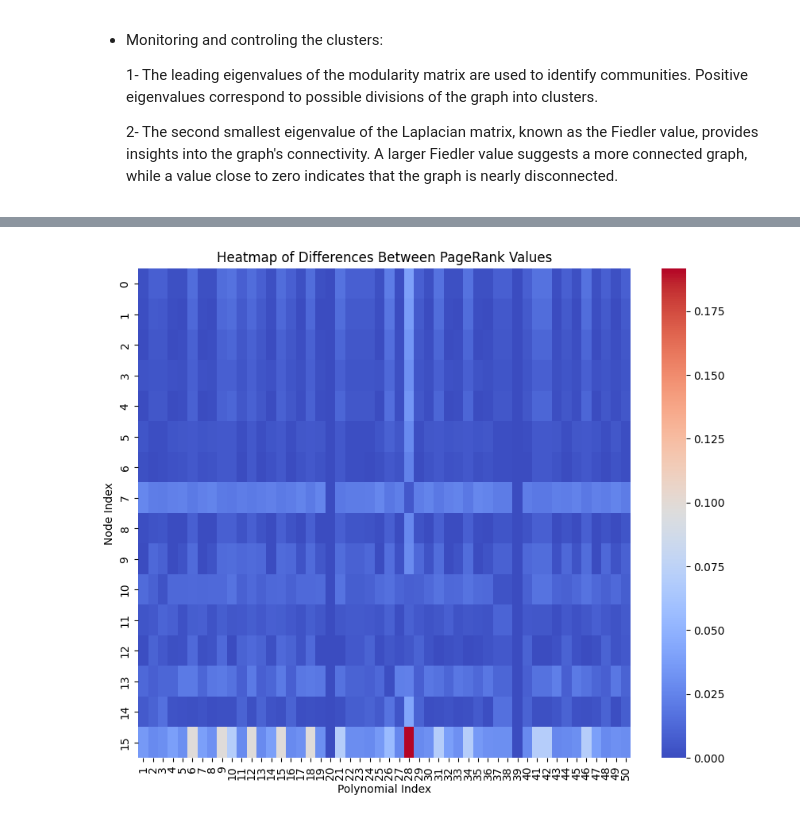
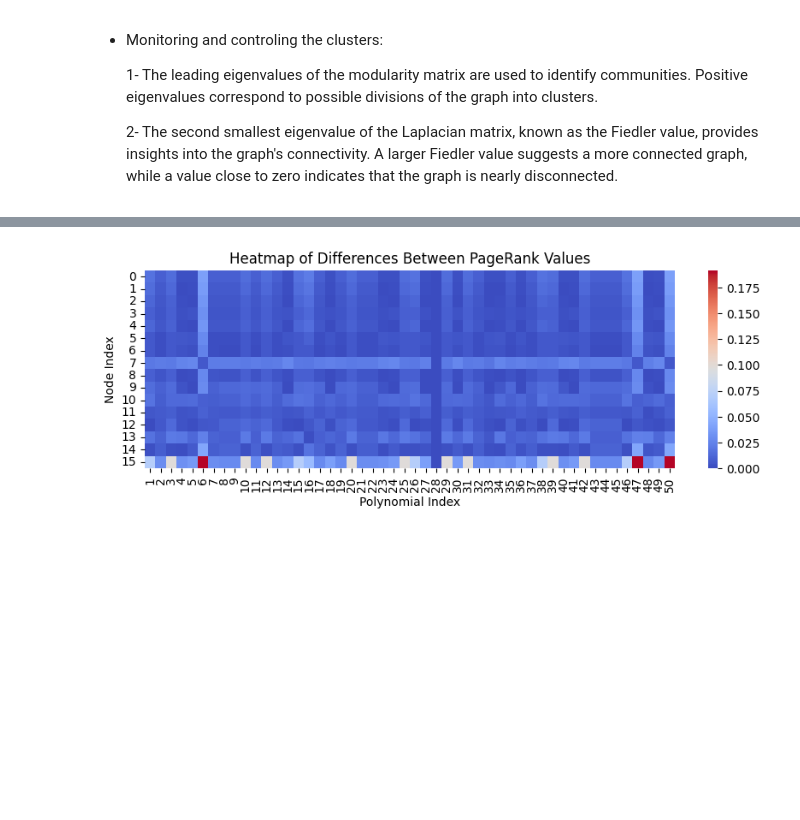
Before and after one commit to alibagheribardi/Erdos_Project, a Jupyter notebook: Graph_ID.ipynb, the cells around one changed output, grey strips where cells are left out. Cells and saved outputs as stored; diff of their text form; code cells hidden in the pictures; blank space fills up the shorter version.

```diff
--- a/Graph_ID.ipynb
+++ b/Graph_ID.ipynb
@@ -142,32 +142,32 @@ def polynomial_h(A, coefficients):
 
 # Generate 100 different polynomials with random binary coefficients
 num_polynomials = 50
 poly_coeffs_list = [np.random.randint(0, 2, size=5).tolist() for _ in range(num_polynomials)]
 
 # Step 3: Compute PageRanks
 pagerank_matrix = np.zeros((N, num_polynomials + 1))
 
 # Compute PageRank for the original A
 graph_A = nx.DiGraph(Adj)
 pagerank_A = np.array(list(nx.pagerank(graph_A).values()))
 pagerank_matrix[:, 0] = pagerank_A  # First column is PageRank of A
 
 # Compute PageRanks for h(A)
 for j, coeffs in enumerate(poly_coeffs_list):
     H = polynomial_h(Adj, coeffs)
     G = nx.DiGraph(H)  # Create directed graph
     pr = np.array(list(nx.pagerank(G).values()))
     pagerank_matrix[:, j + 1] = pr
 
 # Step 4: Compute the differences between corresponding columns
 diff_matrix = np.abs(pagerank_matrix[:, 1:] - pagerank_matrix[:, 0].reshape(-1, 1))
 
 # Step 5: Create the heatmap
-plt.figure(figsize=(10, 8))
+plt.figure(figsize=(10, 3))
 sns.heatmap(diff_matrix, cmap='coolwarm', annot=False, xticklabels=range(1, num_polynomials + 1), yticklabels=range(N))
 plt.title('Heatmap of Differences Between PageRank Values')
 plt.xlabel('Polynomial Index')
 plt.ylabel('Node Index')
 plt.show()
 # %% [output]
-[figure, old version]
+[figure, new version]
```
Also changed, not shown: parts of 2 cells of this notebook.
